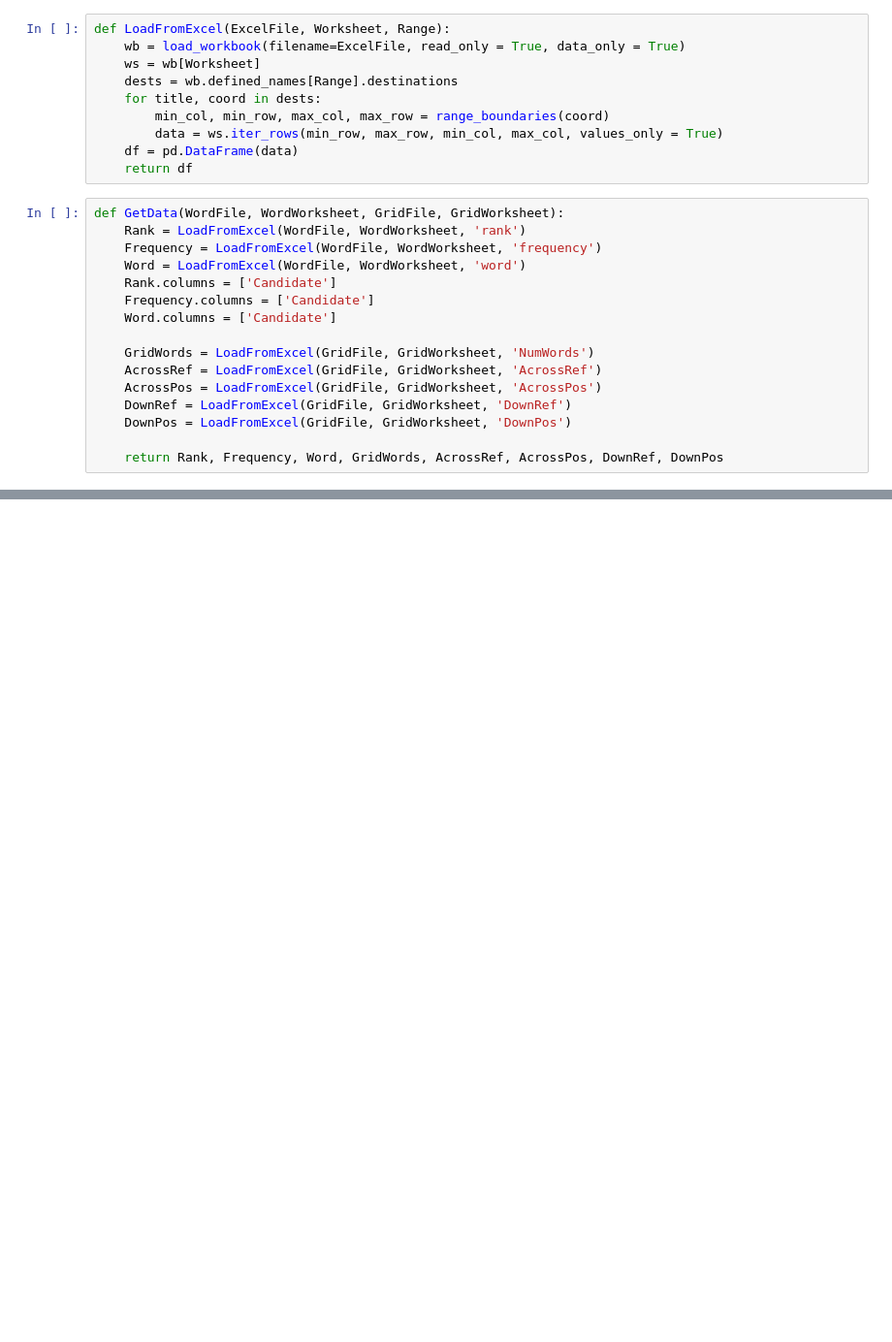
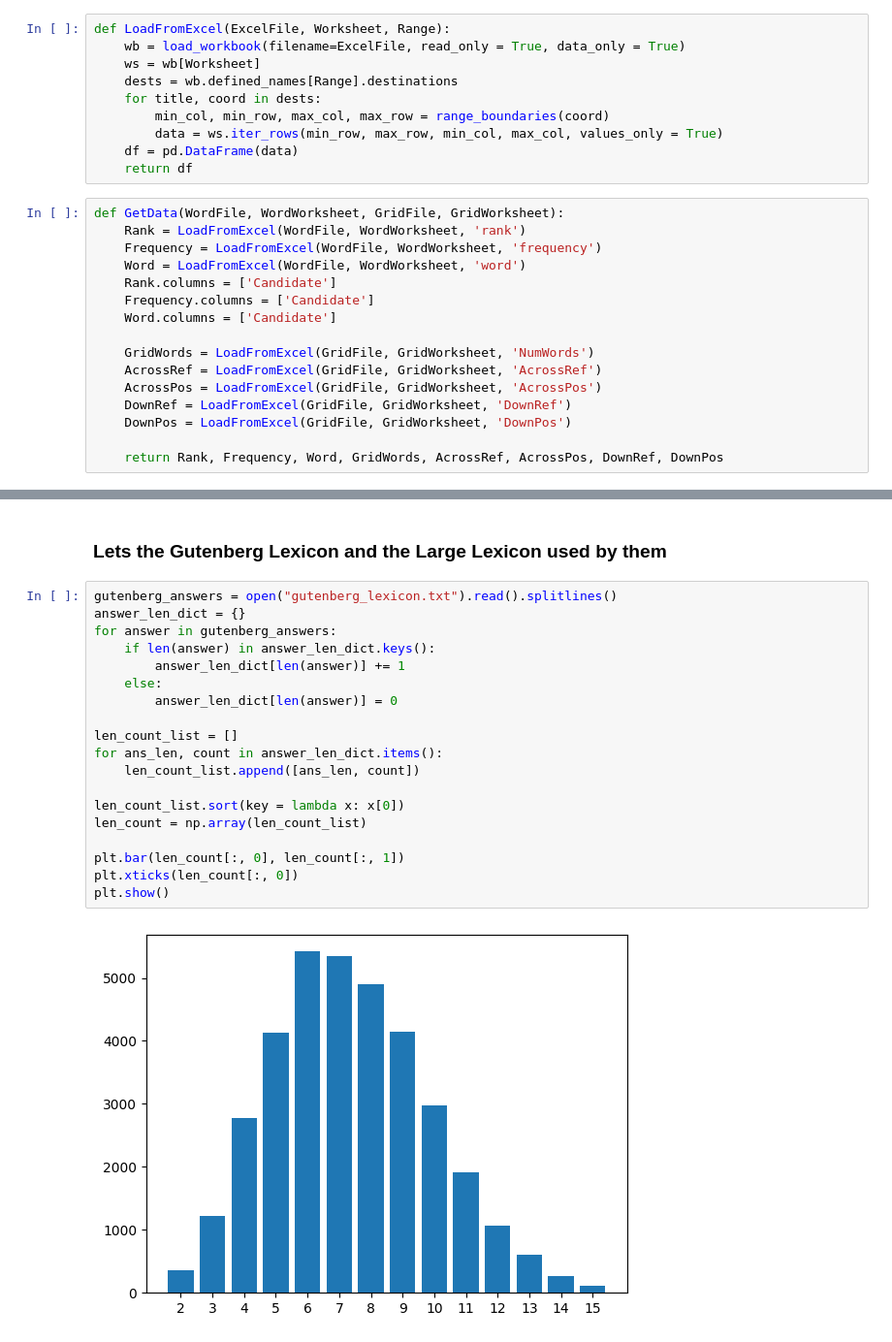
Before and after one commit to prajeshshrestha/Crossword-Generator, a Jupyter notebook: MILP - Approach/Data Preparation & Exploration.ipynb, the cells around one changed output, grey strips where cells are left out. Shown: that part at 97% size. Drawn from its saved outputs; the diff is of its cells as text; blank space fills up the shorter version.

```diff
--- a/MILP - Approach/Data Preparation & Exploration.ipynb
+++ b/MILP - Approach/Data Preparation & Exploration.ipynb
@@ -75,0 +142,23 @@ df.head(10)
+# %% [markdown]
+### Lets the Gutenberg Lexicon and the Large Lexicon used by them
+# %%
+gutenberg_answers = open("gutenberg_lexicon.txt").read().splitlines()
+answer_len_dict = {}
+for answer in gutenberg_answers:
+    if len(answer) in answer_len_dict.keys():
+        answer_len_dict[len(answer)] += 1
+    else:
+        answer_len_dict[len(answer)] = 0
+
+len_count_list = []
+for ans_len, count in answer_len_dict.items():
+    len_count_list.append([ans_len, count])
+
+len_count_list.sort(key = lambda x: x[0])
+len_count = np.array(len_count_list)
+
+plt.bar(len_count[:, 0], len_count[:, 1])
+plt.xticks(len_count[:, 0])
+plt.show()
+# %% [output]
+[figure, added]
```
Also changed, not shown: parts of 8 cells of this notebook, 10 other files.
